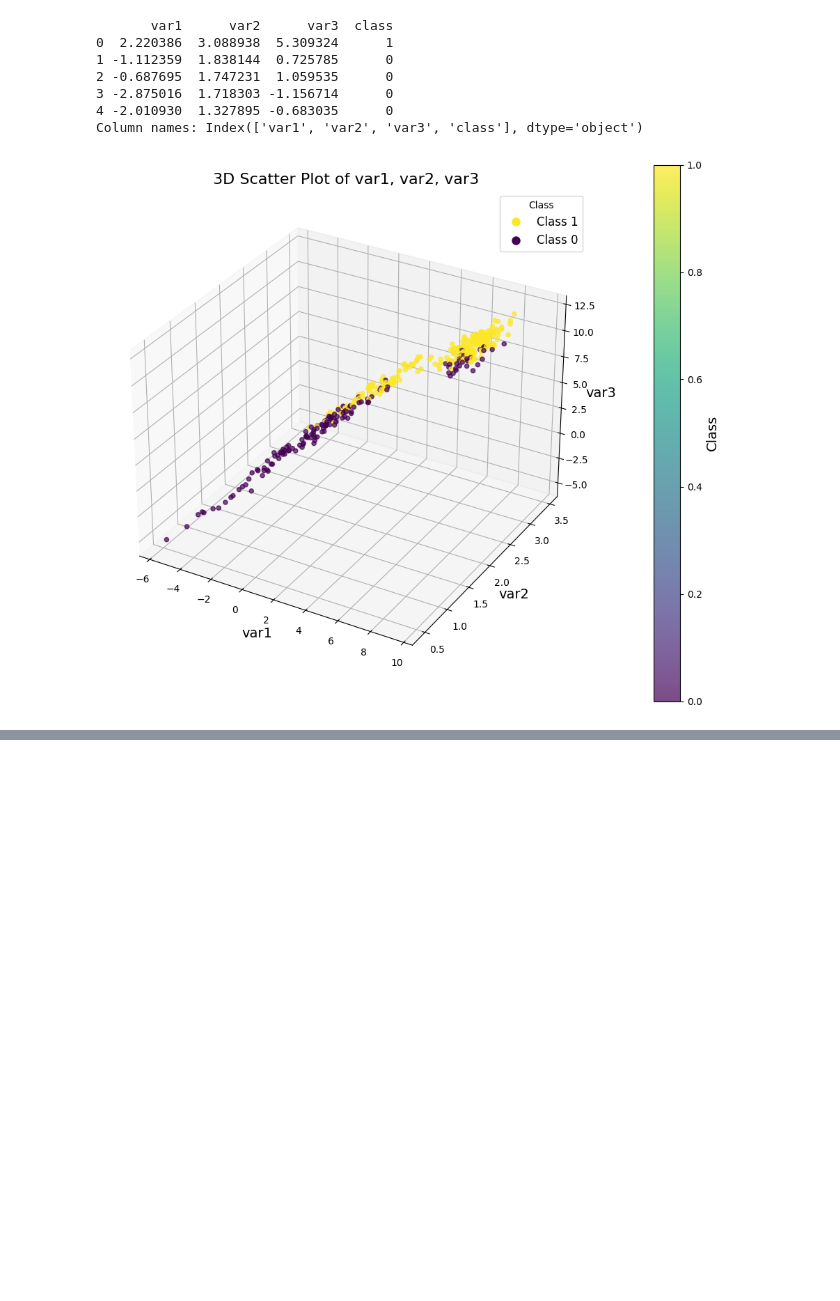
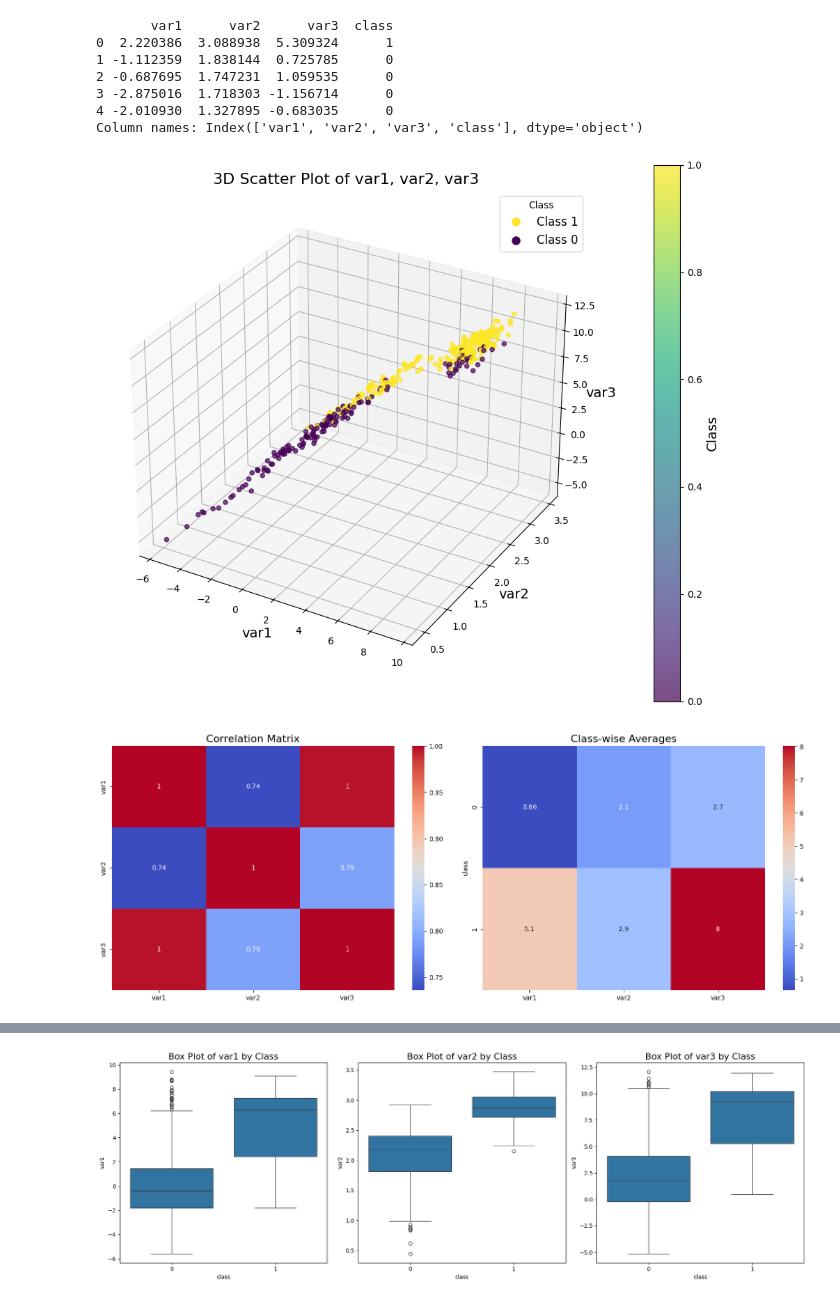
Before and after one commit to sravanth-space/fds_plotting_exercise, a Jupyter notebook: plotting.ipynb, the cells around one changed output, grey strips where cells are left out. Cells and saved outputs as stored; diff of their text form; code cells hidden in the pictures; blank space fills up the shorter version.

```diff
--- a/plotting.ipynb
+++ b/plotting.ipynb
@@ -47,9 +58,14 @@ Load data from the following parquet file (URL below) into Python. Make nice plo
 # %%
 import pandas as pd
 import matplotlib.pyplot as plt
+import seaborn as sns
+from sklearn.metrics import confusion_matrix
+from sklearn.model_selection import train_test_split
+from sklearn.ensemble import RandomForestClassifier
 
-# Load parquet data ("https://star.herts.ac.uk/~kuhn/DHV/exercises_problem2.parquet")
-df = pd.read_parquet("https://star.herts.ac.uk/~kuhn/DHV/exercises_problem2.parquet")
+# Load parquet data
+df = pd.read_parquet(
+    "https://star.herts.ac.uk/~kuhn/DHV/exercises_problem2.parquet")
 
 # Display information about the dataset
 print(df.head())
@@ -69,31 +85,97 @@ column2_name = df.columns[1]
 column3_name = df.columns[2]
 
 # Creating a 3D scatter plot using the three columns in the data set and class
 fig = plt.figure(figsize=(12, 10))
 ax = fig.add_subplot(111, projection='3d')
 
 # Scatter plot with colors based on the 'class' column
 sc = ax.scatter(df[column1_name], df[column2_name], df[column3_name],
                 c=df['class'], cmap='viridis', alpha=0.7, label='Scatter Plot')
 
 # Set labels for each axis
 ax.set_xlabel(column1_name, fontsize=14)
 ax.set_ylabel(column2_name, fontsize=14)
 ax.set_zlabel(column3_name, fontsize=14)
 
 # Set title for the plot
 ax.set_title('3D Scatter Plot of var1, var2, var3', fontsize=16)
 
 # Create legend for different classes
 legend_labels = {0: 'Class 0', 1: 'Class 1'}
 classes = df['class'].unique()
-handles = [plt.Line2D([0], [0], marker='o', color='w', markerfacecolor=sc.cmap(sc.norm(c)), markersize=10, label=legend_labels[c]) for c in classes]
+handles = [plt.Line2D([0], [0], marker='o', color='w', markerfacecolor=sc.cmap(
+    sc.norm(c)), markersize=10, label=legend_labels[c]) for c in classes]
 ax.legend(handles=handles, title='Class', fontsize=12)
 
 # Adding colorbar
 cb = fig.colorbar(sc, pad=0.1)
 cb.set_label('Class', fontsize=14)
 
 plt.show()
+
+# Plotting Heatmaps for Correlation Matrices
+fig, axes = plt.subplots(1, 2, figsize=(16, 6))
+
+# Heatmap for correlation matrix
+sns.heatmap(df[[column1_name, column2_name, column3_name]].corr(),
+            annot=True, cmap='coolwarm', ax=axes[0])
+axes[0].set_title('Correlation Matrix', fontsize=16)
+
+# Heatmap for class-wise averages
+sns.heatmap(df.groupby('class').mean(), annot=True,
+            cmap='coolwarm', ax=axes[1])
+axes[1].set_title('Class-wise Averages', fontsize=16)
+
+plt.tight_layout()
+plt.show()
+
+# Pie Chart
+class_counts = df['class'].value_counts()
+plt.pie(class_counts, labels=class_counts.index,
+        autopct='%1.1f%%', colors=['gold', 'lightskyblue'])
+plt.title('Class Distribution')
+plt.show()
+
+# Confusion Matrix
+X_train, X_test, y_train, y_test = train_test_split(
+    df.drop('class', axis=1), df['class'], test_size=0.2, random_state=42)
+model = RandomForestClassifier(random_state=42)
+model.fit(X_train, y_train)
+y_pred = model.predict(X_test)
+
+conf_matrix = confusion_matrix(y_test, y_pred)
+sns.heatmap(conf_matrix, annot=True, fmt='d', cmap='Blues', xticklabels=[
+            'Class 0', 'Class 1'], yticklabels=['Class 0', 'Class 1'])
+plt.title('Confusion Matrix')
+plt.xlabel('Predicted')
+plt.ylabel('Actual')
+plt.show()
+
+# Box Plots
+fig, axes = plt.subplots(1, 3, figsize=(18, 6))
+
+sns.boxplot(x='class', y=column1_name, data=df, ax=axes[0])
+axes[0].set_title(f'Box Plot of {column1_name} by Class', fontsize=16)
+sns.boxplot(x='class', y=column2_name, data=df, ax=axes[1])
+axes[1].set_title(f'Box Plot of {column2_name} by Class', fontsize=16)
+sns.boxplot(x='class', y=column3_name, data=df, ax=axes[2])
+axes[2].set_title(f'Box Plot of {column3_name} by Class', fontsize=16)
+
+plt.tight_layout()
+plt.show()
+
+# Violin Plots
+fig, axes = plt.subplots(1, 3, figsize=(18, 6))
+
+sns.violinplot(x='class', y=column1_name, data=df, ax=axes[0])
+axes[0].set_title(f'Violin Plot of {column1_name} by Class', fontsize=16)
+sns.violinplot(x='class', y=column2_name, data=df, ax=axes[1])
+axes[1].set_title(f'Violin Plot of {column2_name} by Class', fontsize=16)
+sns.violinplot(x='class', y=column3_name, data=df, ax=axes[2])
+axes[2].set_title(f'Violin Plot of {column3_name} by Class', fontsize=16)
+
+plt.tight_layout()
+plt.show()
 # %% [output]
 [figure]
+[figure, added]
@@ -99,0 +184 @@ plt.show()
+[figure, added]
```
Also changed, not shown: parts of 2 cells of this notebook.
